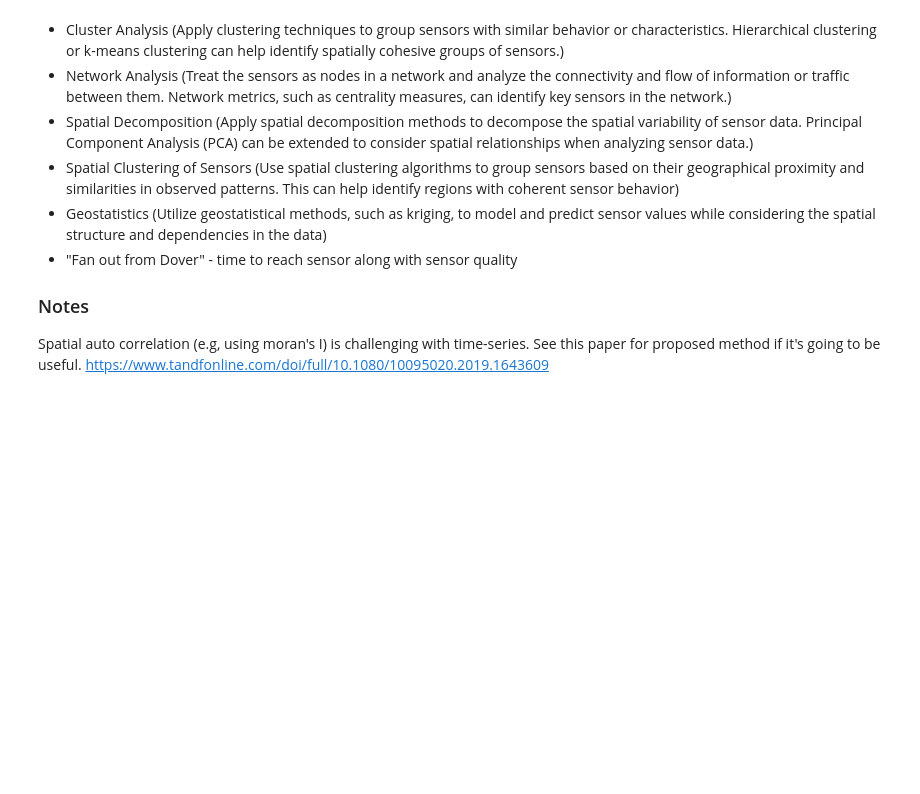
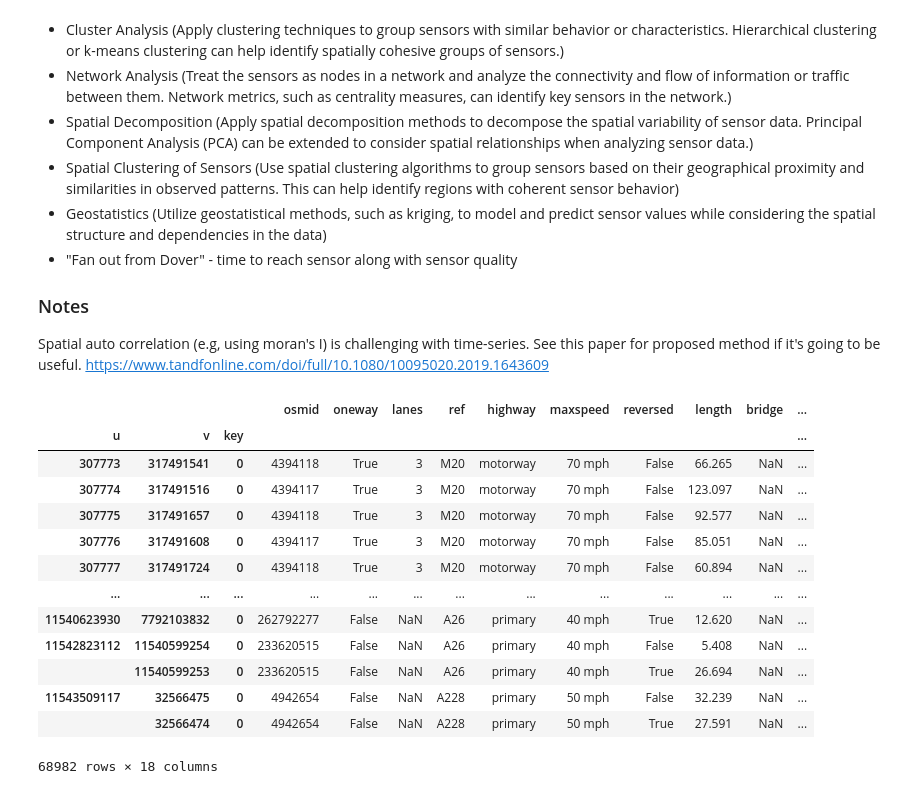
Before and after one commit to cmconlan/Adaptive_Traffic_Simulator, a Jupyter notebook: 1. EDA and Sensor Selection.ipynb, the cells around one changed output. Cells and saved outputs as stored; diff of their text form; code cells hidden in the pictures; blank space fills up the shorter version.

```diff
--- a/1. EDA and Sensor Selection.ipynb
+++ b/1. EDA and Sensor Selection.ipynb
@@ -662,0 +685,18 @@ Spatial auto correlation (e.g, using moran's I) is challenging with time-series.
+# %%
+#Update network - each edge with traversal cost
+edge_attributes
+# %% [output]
+|  |  |  | osmid | oneway | lanes | ref | highway | maxspeed | reversed | length | bridge | ... |
+| u | v | key |  |  |  |  |  |  |  |  |  | ... |
+| 307773 | 317491541 | 0 | 4394118 | True | 3 | M20 | motorway | 70 mph | False | 66.265 | NaN | ... |
+| 307774 | 317491516 | 0 | 4394117 | True | 3 | M20 | motorway | 70 mph | False | 123.097 | NaN | ... |
+| 307775 | 317491657 | 0 | 4394118 | True | 3 | M20 | motorway | 70 mph | False | 92.577 | NaN | ... |
+| 307776 | 317491608 | 0 | 4394117 | True | 3 | M20 | motorway | 70 mph | False | 85.051 | NaN | ... |
+| 307777 | 317491724 | 0 | 4394118 | True | 3 | M20 | motorway | 70 mph | False | 60.894 | NaN | ... |
+| ... | ... | ... | ... | ... | ... | ... | ... | ... | ... | ... | ... | ... |
+| 11540623930 | 7792103832 | 0 | 262792277 | False | NaN | A26 | primary | 40 mph | True | 12.620 | NaN | ... |
+| 11542823112 | 11540599254 | 0 | 233620515 | False | NaN | A26 | primary | 40 mph | False | 5.408 | NaN | ... |
+|  | 11540599253 | 0 | 233620515 | False | NaN | A26 | primary | 40 mph | True | 26.694 | NaN | ... |
+| 11543509117 | 32566475 | 0 | 4942654 | False | NaN | A228 | primary | 50 mph | False | 32.239 | NaN | ... |
+|  | 32566474 | 0 | 4942654 | False | NaN | A228 | primary | 50 mph | True | 27.591 | NaN | ... |
+68982 rows × 18 columns
```
Also changed, not shown: parts of 15 cells of this notebook.
